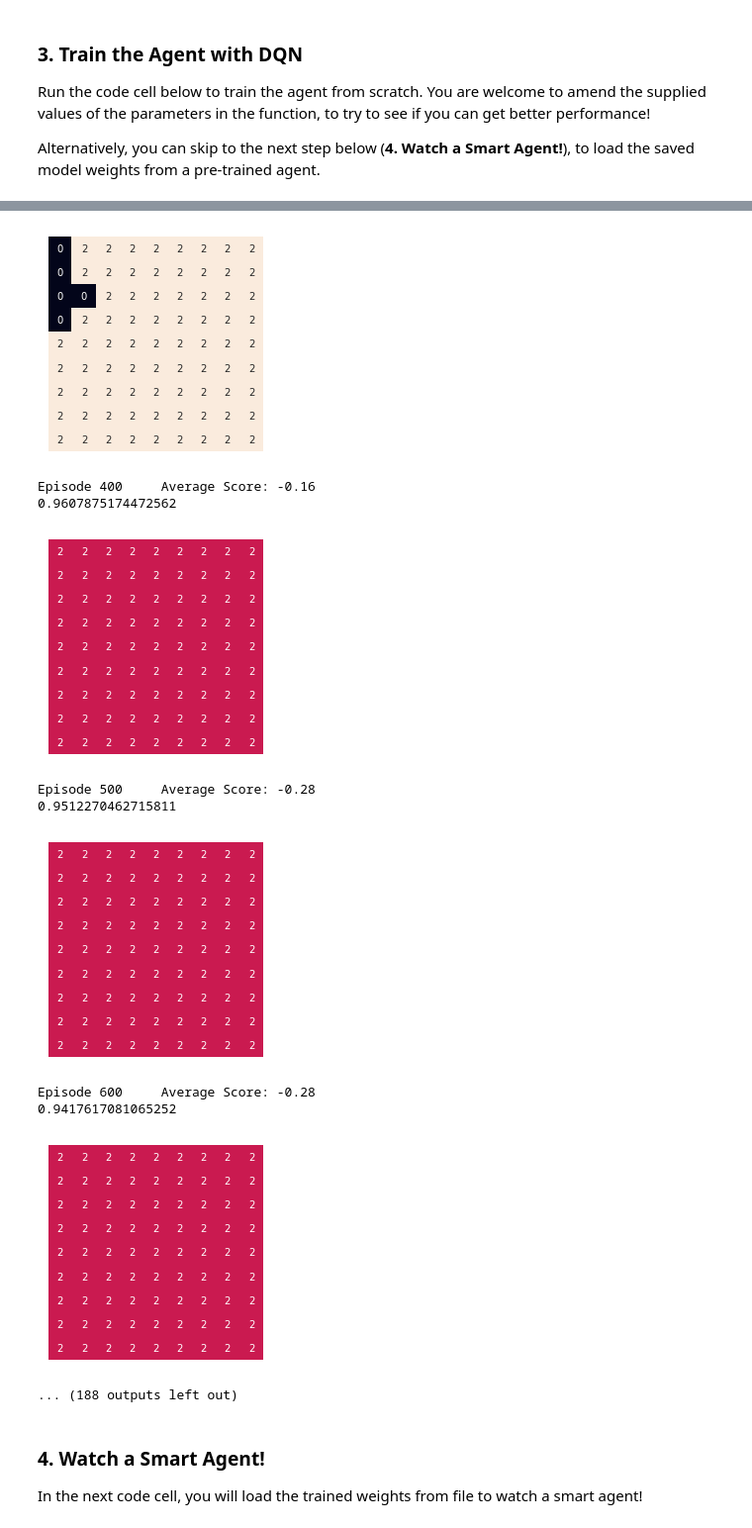
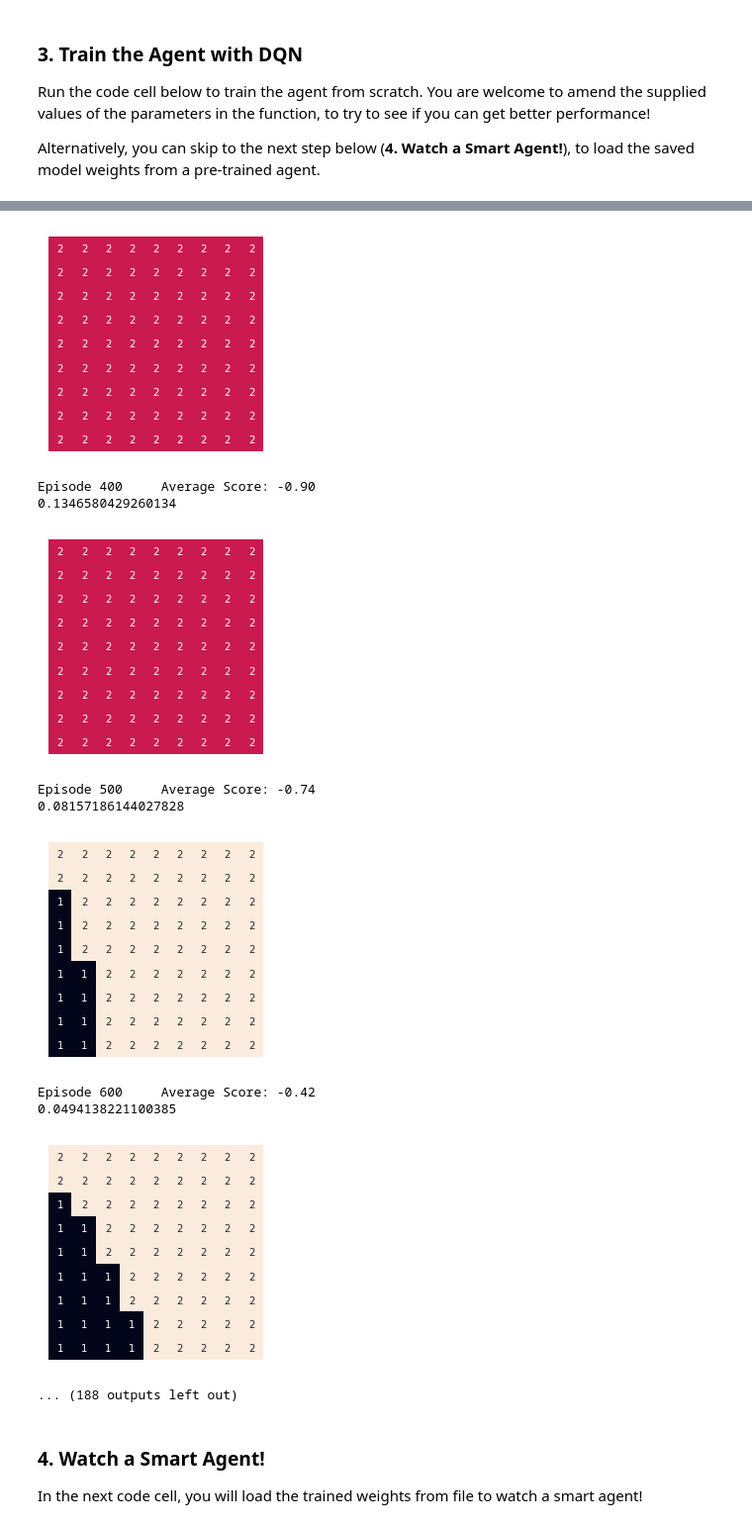
Before and after one commit to michaelneuder/parkes_lab_fa19, a Jupyter notebook: proof_of_work/deep_q/v0/experiments/deep-reinforcement-learning-master/Deep_Q_Network_Solution.ipynb, the cells around one changed output, grey strips where cells are left out. Shown at 99% size. Saved outputs shown, nothing was run; the diff lists cells and outputs as text; code cells hidden in the pictures.

```diff
--- a/proof_of_work/deep_q/v0/experiments/deep-reinforcement-learning-master/Deep_Q_Network_Solution.ipynb
+++ b/proof_of_work/deep_q/v0/experiments/deep-reinforcement-learning-master/Deep_Q_Network_Solution.ipynb
@@ -24,17 +24,13 @@ Initialize the environment in the code cell below.
 0.4 -- 0.47370147705078125
 0.45 -- 0.6032638549804688
 # %%
-env = e.Environment(0.45, 9)
+env = e.Environment(0.35, 9)
 from dqn_agent import Agent
 agent = Agent(state_size=2, action_size=3, seed=0)
 # %%
-rho = 0.6032638549804688
+rho = 0.36702728271484375
 def evalReward(reward):
     reward = (1 - rho) * reward[0] - rho * reward[1]
-    if reward > 1:
-        return 1
-    if reward < -1:
-        return -1
     return reward
 # %% [markdown]
 ### 3. Train the Agent with DQN
@@ -43,7 +39,7 @@ Run the code cell below to train the agent from scratch.  You are welcome to ame
 
 Alternatively, you can skip to the next step below (**4. Watch a Smart Agent!**), to load the saved model weights from a pre-trained agent.
 # %%
-def dqn(n_episodes=200000, max_t=1000, eps_start=1.0, eps_end=0.01, eps_decay=0.9999):
+def dqn(n_episodes=200000, max_t=1000, eps_start=1.0, eps_end=0.01, eps_decay=0.995):
     """Deep Q-Learning.
 
     Params
@@ -84,10 +80,6 @@ def dqn(n_episodes=200000, max_t=1000, eps_start=1.0, eps_end=0.01, eps_decay=0.
             plt.xticks([])
             plt.yticks([])
             plt.show()
-        if np.mean(scores_window)>=200.0:
-            print('\nEnvironment solved in {:d} episodes!\tAverage Score: {:.2f}'.format(i_episode-100, np.mean(scores_window)))
-            torch.save(agent.qnetwork_local.state_dict(), 'checkpoint.pth')
-            break
     return scores
 
 scores = dqn()
@@ -111,13 +103,13 @@ Episode 300     Average Score: -0.18
-[figure, old version]
+[figure, new version]
-Episode 400     Average Score: -0.16
-0.9607875174472562
+Episode 400     Average Score: -0.90
+0.1346580429260134
 [figure]
-Episode 500     Average Score: -0.28
-0.9512270462715811
+Episode 500     Average Score: -0.74
+0.08157186144027828
-[figure, old version]
+[figure, new version]
-Episode 600     Average Score: -0.28
-0.9417617081065252
+Episode 600     Average Score: -0.42
+0.0494138221100385
-[figure, old version]
+[figure, new version]
 ... (188 outputs left out)
 # %% [markdown]
 ### 4. Watch a Smart Agent!
```
Also changed, not shown: parts of 1 cell of this notebook, 4 other files.
